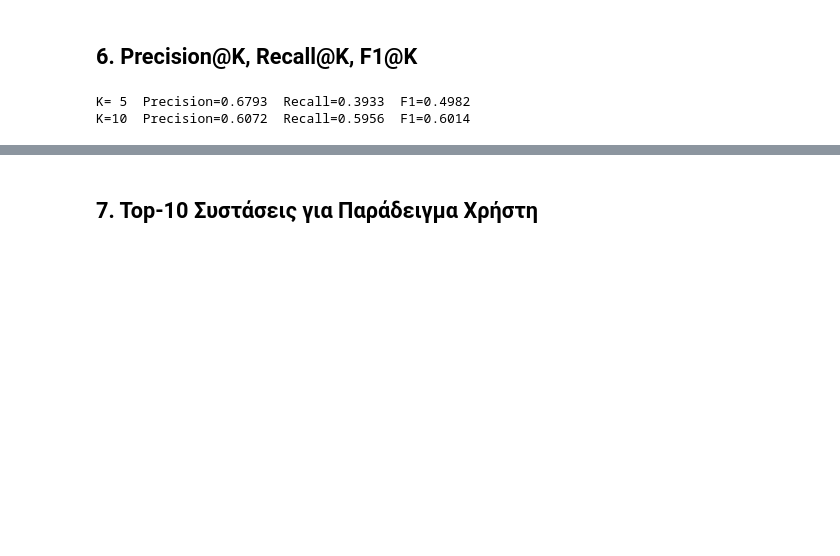
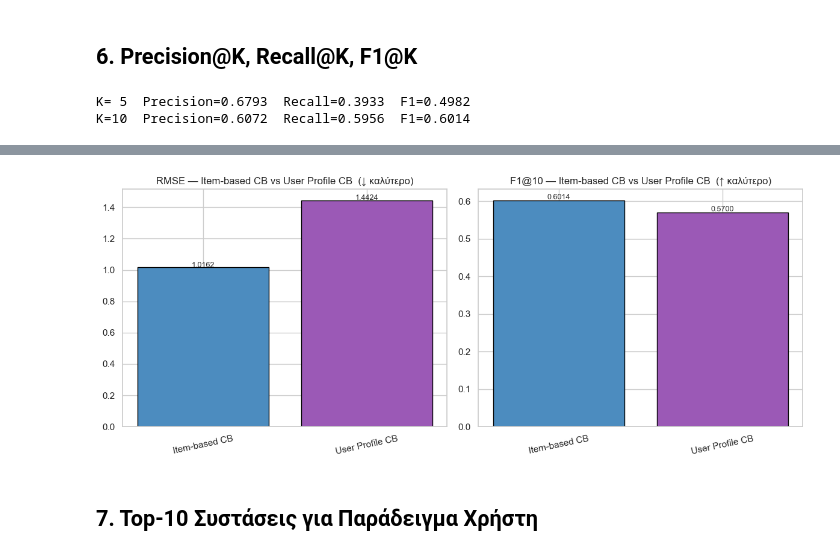
Before and after one commit to AristotelisGarro/MSc-in-AI-Recommender-System, a Jupyter notebook: notebooks/02_content_based.ipynb, the cells around one changed output, grey strips where cells are left out. Cells and saved outputs as stored; diff of their text form; code cells hidden in the pictures; blank space fills up the shorter version.

Commit message:
update cb with user profile, update cf with user and item, update hybrid with switching, create report and ppt, pending fixes to complete

```diff
--- a/notebooks/02_content_based.ipynb
+++ b/notebooks/02_content_based.ipynb
@@ -139,3 +139,80 @@ for k in [5, 10]:
 # %% [output]
 K= 5  Precision=0.6793  Recall=0.3933  F1=0.4982
 K=10  Precision=0.6072  Recall=0.5956  F1=0.6014
+# %%
+# ── User Profile CB ────────────────────────────────────────────────────────────
+# user_profile(u) = Σ r(u,j) × feat(j) / Σ r(u,j)  (weighted mean of genre vectors)
+# pred(u, i) = cosine_sim(profile_u, feat_i) → κλιμάκωση [0,1] → [1,5]
+
+print('Building user profiles...')
+user_profiles = {}
+for uid, rated in user_ratings_dict.items():
+    rated_ids = [iid for iid in rated if iid in genre_df.index]
+    if not rated_ids:
+        continue
+    ratings_arr = np.array([rated[iid] for iid in rated_ids], dtype=float)
+    vecs        = genre_df.loc[rated_ids].values.astype(float)
+    user_profiles[uid] = np.dot(ratings_arr, vecs) / ratings_arr.sum()
+print(f'Profiles για {len(user_profiles)} users.')
+
+def up_predict(user_id, item_id):
+    if user_id not in user_profiles or item_id not in genre_df.index:
+        return GLOBAL_MEAN
+    profile  = user_profiles[user_id]
+    item_vec = genre_df.loc[item_id].values.astype(float)
+    p_norm   = np.linalg.norm(profile)
+    i_norm   = np.linalg.norm(item_vec)
+    if p_norm == 0 or i_norm == 0:
+        return GLOBAL_MEAN
+    sim = np.dot(profile, item_vec) / (p_norm * i_norm)  # cosine ∈ [0,1]
+    return float(np.clip(1 + sim * 4, 1, 5))             # [0,1] → [1,5]
+
+print('Υπολογισμός User Profile predictions στο test set...')
+test['up_pred'] = test.apply(
+    lambda row: up_predict(row['user_id'], row['item_id']), axis=1
+)
+
+rmse_up = np.sqrt(((test['rating'] - test['up_pred'])**2).mean())
+mae_up  = (test['rating'] - test['up_pred']).abs().mean()
+print(f'\nUser Profile CB  RMSE: {rmse_up:.4f}  MAE: {mae_up:.4f}')
+
+results_up = {}
+for k in [5, 10]:
+    p, r, f1 = precision_recall_f1_at_k(test, 'up_pred', k=k)
+    results_up[k] = {'Precision': p, 'Recall': r, 'F1': f1}
+    print(f'K={k:2d}  Precision={p:.4f}  Recall={r:.4f}  F1={f1:.4f}')
+
+# ── Σύγκριση Item-based CB vs User Profile CB ──────────────────────────────────
+cb_comp = pd.DataFrame([
+    {'Μοντέλο': 'Item-based CB',
+     'RMSE': rmse_cb, 'MAE': mae_cb,
+     'Precision@5':  results_cb[5]['Precision'],  'Recall@5':  results_cb[5]['Recall'],  'F1@5':  results_cb[5]['F1'],
+     'Precision@10': results_cb[10]['Precision'], 'Recall@10': results_cb[10]['Recall'], 'F1@10': results_cb[10]['F1']},
+    {'Μοντέλο': 'User Profile CB',
+     'RMSE': rmse_up, 'MAE': mae_up,
+     'Precision@5':  results_up[5]['Precision'],  'Recall@5':  results_up[5]['Recall'],  'F1@5':  results_up[5]['F1'],
+     'Precision@10': results_up[10]['Precision'], 'Recall@10': results_up[10]['Recall'], 'F1@10': results_up[10]['F1']},
+])
+
+print('\n=== Σύγκριση CB Προσεγγίσεων ===')
+print(cb_comp.set_index('Μοντέλο').round(4).to_string())
+
+fig, axes = plt.subplots(1, 2, figsize=(12, 5))
+colors = ['#4C8CBF', '#9B59B6']
+
+axes[0].bar(cb_comp['Μοντέλο'], cb_comp['RMSE'], color=colors, edgecolor='black')
+axes[0].set_title('RMSE — Item-based CB vs User Profile CB  (↓ καλύτερο)')
+axes[0].tick_params(axis='x', rotation=12)
+for i, v in enumerate(cb_comp['RMSE']):
+    axes[0].text(i, v + 0.003, f'{v:.4f}', ha='center', fontsize=9)
+
+axes[1].bar(cb_comp['Μοντέλο'], cb_comp['F1@10'], color=colors, edgecolor='black')
+axes[1].set_title('F1@10 — Item-based CB vs User Profile CB  (↑ καλύτερο)')
+axes[1].tick_params(axis='x', rotation=12)
+for i, v in enumerate(cb_comp['F1@10']):
+    axes[1].text(i, v + 0.003, f'{v:.4f}', ha='center', fontsize=9)
+
+plt.tight_layout()
+plt.savefig('../results/03b_cb_methods_comparison.png', dpi=150)
+plt.show()
+# %% [output]
@@ -142,3 +232,4 @@ K=10  Precision=0.6072  Recall=0.5956  F1=0.6014
+[figure, added]
 # %% [markdown]
 ## 7. Top-10 Συστάσεις για Παράδειγμα Χρήστη
 # %%
```
Also changed, not shown: parts of 1 cell of this notebook, 13 other files.
